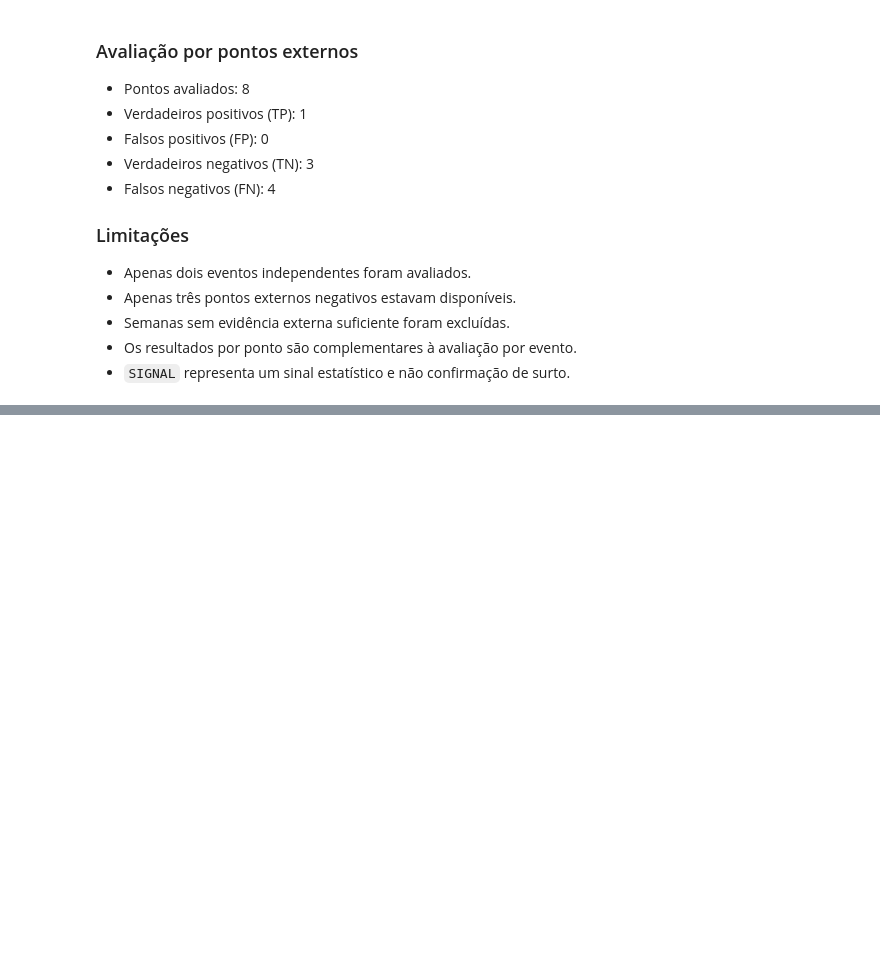
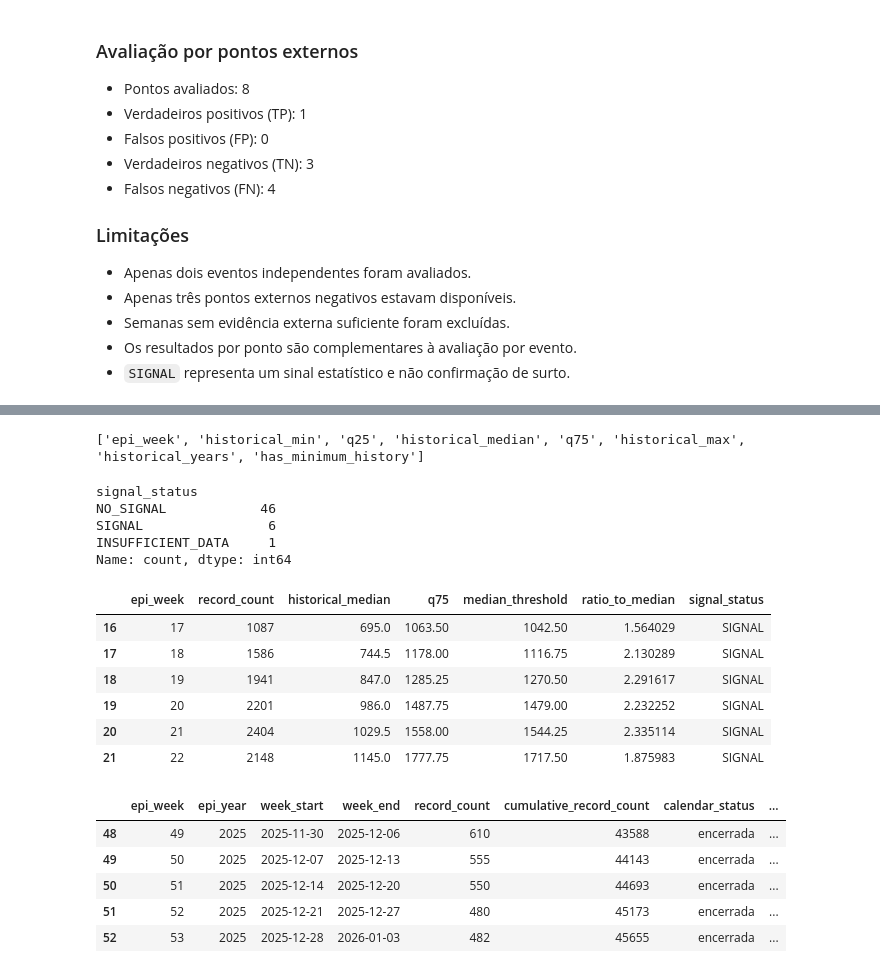
Before and after one commit to MatheusRPessoa/Sentinela, a Jupyter notebook: notebooks/historical_alert_evaluation.ipynb, the cells around one changed output, grey strips where cells are left out. Drawn from its saved outputs; the diff is of its cells as text; code cells hidden in the pictures; blank space fills up the shorter version.

Commit message:
feat(analysis): add 2025 MG data processing and retrospective evaluation

```diff
--- a/notebooks/historical_alert_evaluation.ipynb
+++ b/notebooks/historical_alert_evaluation.ipynb
@@ -1353,0 +1692,4 @@ históricas construídas somente com dados anteriores ao ano avaliado.
+# %%
+print(reference_2025.columns.tolist())
+# %% [output]
+['epi_week', 'historical_min', 'q25', 'historical_median', 'q75', 'historical_max', 'historical_years', 'has_minimum_history']
@@ -1353,0 +1738,18 @@ históricas construídas somente com dados anteriores ao ano avaliado.
+# %%
+signal_evaluation_2025["signal_status"] = (
+    "INSUFFICIENT_DATA"
+)
+
+signal_evaluation_2025.loc[
+    can_evaluate_2025,
+    "signal_status",
+] = "NO_SIGNAL"
+
+signal_evaluation_2025.loc[
+    can_evaluate_2025
+    & signal_evaluation_2025["above_q75"]
+    & signal_evaluation_2025[
+        "above_factor_threshold"
+    ],
+    "signal_status",
+] = "SIGNAL"
@@ -1353,0 +1800,46 @@ históricas construídas somente com dados anteriores ao ano avaliado.
+# %%
+print(
+    signal_evaluation_2025[
+        "signal_status"
+    ].value_counts()
+)
+
+display(
+    signal_evaluation_2025.loc[
+        signal_evaluation_2025[
+            "signal_status"
+        ].eq("SIGNAL"),
+        [
+            "epi_week",
+            "record_count",
+            "historical_median",
+            "q75",
+            "median_threshold",
+            "ratio_to_median",
+            "signal_status",
+        ]
+    ]
+)
+
+display(
+    signal_evaluation_2025.tail()
+)
+# %% [output]
+signal_status
+NO_SIGNAL            46
+SIGNAL                6
+INSUFFICIENT_DATA     1
+Name: count, dtype: int64
+|  | epi_week | record_count | historical_median | q75 | median_threshold | ratio_to_median | signal_status |
+| 16 | 17 | 1087 | 695.0 | 1063.50 | 1042.50 | 1.564029 | SIGNAL |
+| 17 | 18 | 1586 | 744.5 | 1178.00 | 1116.75 | 2.130289 | SIGNAL |
+| 18 | 19 | 1941 | 847.0 | 1285.25 | 1270.50 | 2.291617 | SIGNAL |
+| 19 | 20 | 2201 | 986.0 | 1487.75 | 1479.00 | 2.232252 | SIGNAL |
+| 20 | 21 | 2404 | 1029.5 | 1558.00 | 1544.25 | 2.335114 | SIGNAL |
+| 21 | 22 | 2148 | 1145.0 | 1777.75 | 1717.50 | 1.875983 | SIGNAL |
+|  | epi_week | epi_year | week_start | week_end | record_count | cumulative_record_count | calendar_status | ... |
+| 48 | 49 | 2025 | 2025-11-30 | 2025-12-06 | 610 | 43588 | encerrada | ... |
+| 49 | 50 | 2025 | 2025-12-07 | 2025-12-13 | 555 | 44143 | encerrada | ... |
+| 50 | 51 | 2025 | 2025-12-14 | 2025-12-20 | 550 | 44693 | encerrada | ... |
+| 51 | 52 | 2025 | 2025-12-21 | 2025-12-27 | 480 | 45173 | encerrada | ... |
+| 52 | 53 | 2025 | 2025-12-28 | 2026-01-03 | 482 | 45655 | encerrada | ... |
```
Also changed, not shown: parts of 26 cells of this notebook, 2 other files.
